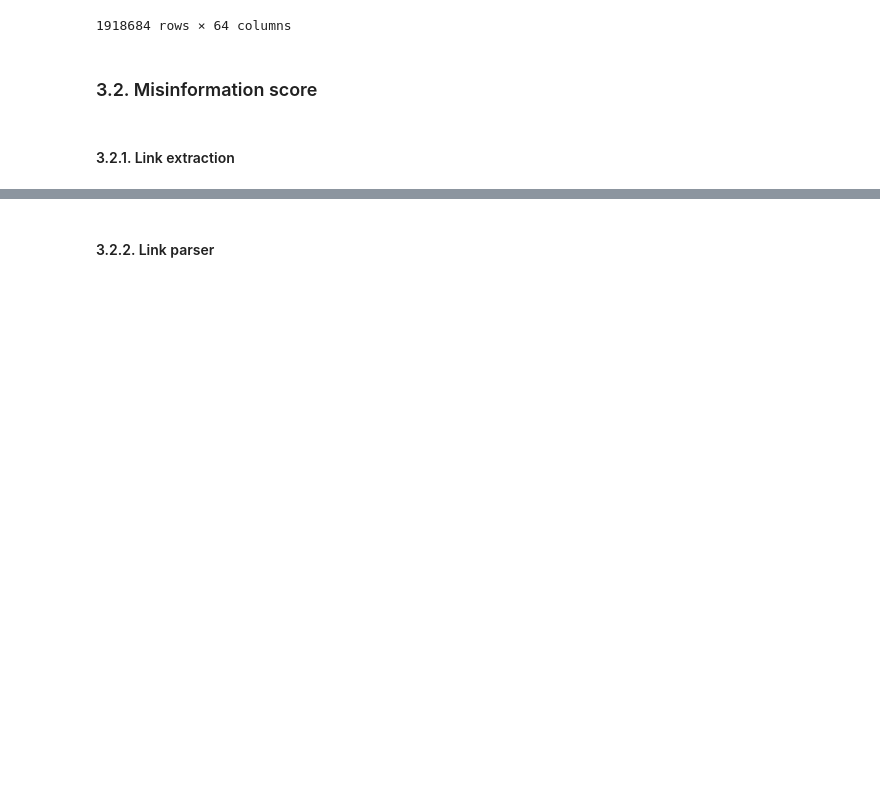
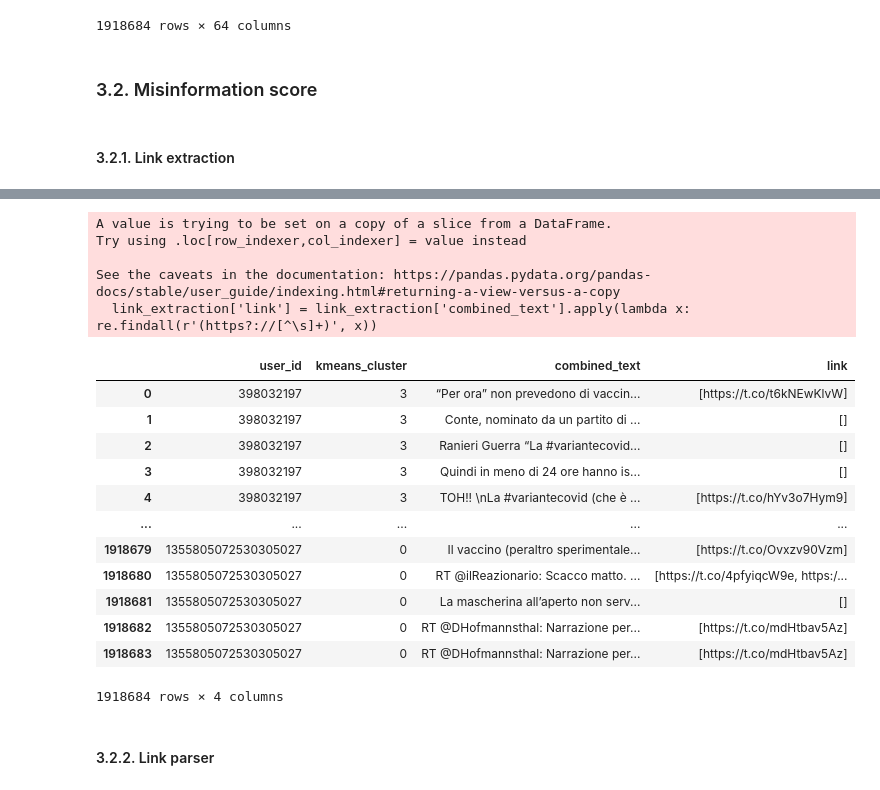
Before and after one commit to davisf20/characterization-of-user-misbehavior-in-online-social-media, a Jupyter notebook: notebooks/clustersCharacterization.ipynb, the cells around one changed output, grey strips where cells are left out. Cells and saved outputs as stored; diff of their text form; code cells hidden in the pictures; blank space fills up the shorter version.

```diff
--- a/notebooks/clustersCharacterization.ipynb
+++ b/notebooks/clustersCharacterization.ipynb
@@ -342,2 +331,26 @@ tweets_copy
+# %%
+# Estrai tutti i link dai tweet
+link_extraction['link'] = link_extraction['combined_text'].apply(lambda x: re.findall(r'(https?://[^\s]+)', x))
+
+link_extraction
+# %% [output]
+A value is trying to be set on a copy of a slice from a DataFrame.
+Try using .loc[row_indexer,col_indexer] = value instead
+
+See the caveats in the documentation: https://pandas.pydata.org/pandas-docs/stable/user_guide/indexing.html#returning-a-view-versus-a-copy
+  link_extraction['link'] = link_extraction['combined_text'].apply(lambda x: re.findall(r'(https?://[^\s]+)', x))
+|  | user_id | kmeans_cluster | combined_text | link |
+| 0 | 398032197 | 3 | “Per ora” non prevedono di vaccin... | [https://t.co/t6kNEwKlvW] |
+| 1 | 398032197 | 3 | Conte, nominato da un partito di ... | [] |
+| 2 | 398032197 | 3 | Ranieri Guerra “La #variantecovid... | [] |
+| 3 | 398032197 | 3 | Quindi in meno di 24 ore hanno is... | [] |
+| 4 | 398032197 | 3 | TOH!! \nLa #variantecovid (che è ... | [https://t.co/hYv3o7Hym9] |
+| ... | ... | ... | ... | ... |
+| 1918679 | 1355805072530305027 | 0 | Il vaccino (peraltro sperimentale... | [https://t.co/Ovxzv90Vzm] |
+| 1918680 | 1355805072530305027 | 0 | RT @ilReazionario: Scacco matto. ... | [https://t.co/4pfyiqcW9e, https:/... |
+| 1918681 | 1355805072530305027 | 0 | La mascherina all’aperto non serv... | [] |
+| 1918682 | 1355805072530305027 | 0 | RT @DHofmannsthal: Narrazione per... | [https://t.co/mdHtbav5Az] |
+| 1918683 | 1355805072530305027 | 0 | RT @DHofmannsthal: Narrazione per... | [https://t.co/mdHtbav5Az] |
+1918684 rows × 4 columns
 # %% [markdown]
 #### 3.2.2. Link parser
```
Also changed, not shown: parts of 15 cells of this notebook.
